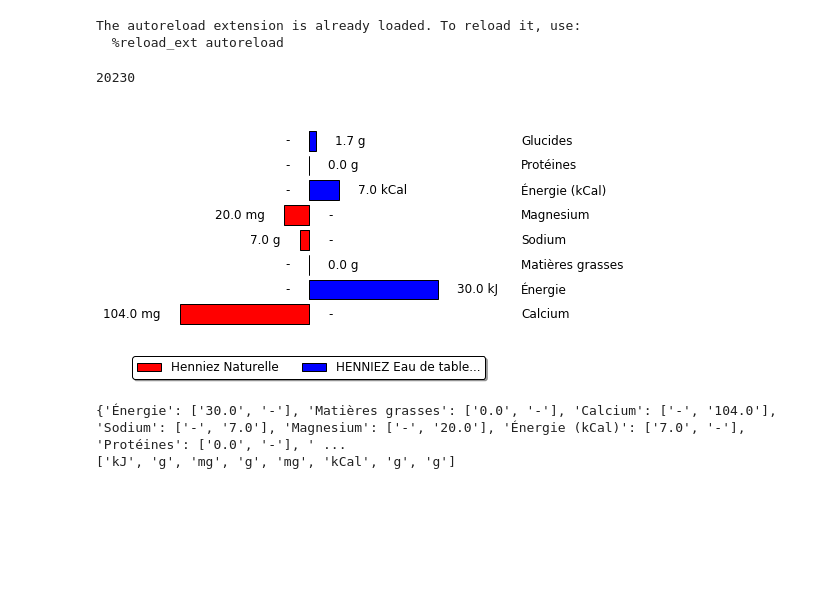
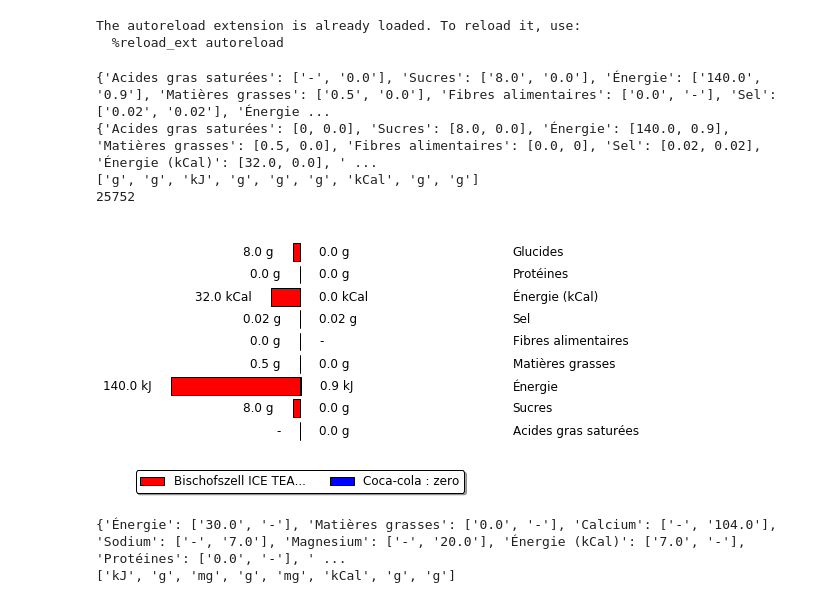
Before and after one commit to JarvisMesper/jarvis-the-nutritionist, a Jupyter notebook: FetchData.ipynb, the cells around one changed output. Drawn from its saved outputs; the diff is of its cells as text; code cells hidden in the pictures; blank space fills up the shorter version.

Commit message:
plot

```diff
--- a/FetchData.ipynb
+++ b/FetchData.ipynb
@@ -16,37 +16,40 @@ The autoreload extension is already loaded. To reload it, use:
 name_search = ['chocolat', 'noix']
 ingerdient_search = ['lait', 'miel']
 barcode_search = '7610848493136'
 avoid_ingredient = 'noisette'
 
 
 # 7610235000329 - henniez bleu
 # 7610235000558 - henniez vert
 # 7613033774188 - henniez special
 
 
 
 try:
     #print('--- Name search:', name_search)
     #res = RequestOpenFood.search_name(id_from=0, id_size=5, name=name_search)
     #res = ProductBuilder.clean_data(res)
 
     #print('--- Barcode search', barcode_search)
     #res = RequestOpenFood.get_product(barcode=barcode_search)
     #res = ProductBuilder.clean_data(res)
 
 
-    res = RequestOpenFood.get_product(barcode='7610235000329')
+    res = RequestOpenFood.get_product(barcode='76168352')
     res = ProductBuilder.clean_data(res)
-    res2 = RequestOpenFood.get_product(barcode='7613033774188')
+    res2 = RequestOpenFood.get_product(barcode='5449000131836')
     res2 = ProductBuilder.clean_data(res2)
     data = RequestOpenFood.compare_data(res[0], res2[0])
     print(len(data))
 
 except QuerryError as err:
     print('Error', err.id_error, err.message)
 # %% [output]
-20230
+{'Acides gras saturées': ['-', '0.0'], 'Sucres': ['8.0', '0.0'], 'Énergie': ['140.0', '0.9'], 'Matières grasses': ['0.5', '0.0'], 'Fibres alimentaires': ['0.0', '-'], 'Sel': ['0.02', '0.02'], 'Énergie ...
+{'Acides gras saturées': [0, 0.0], 'Sucres': [8.0, 0.0], 'Énergie': [140.0, 0.9], 'Matières grasses': [0.5, 0.0], 'Fibres alimentaires': [0.0, 0], 'Sel': [0.02, 0.02], 'Énergie (kCal)': [32.0, 0.0], ' ...
+['g', 'g', 'kJ', 'g', 'g', 'g', 'kCal', 'g', 'g']
+25752
-[figure, old version]
+[figure, new version]
 # %%
 print(data)
 res = RequestOpenFood.get_nutrient(data)
```
Also changed, not shown: 1 other file.
